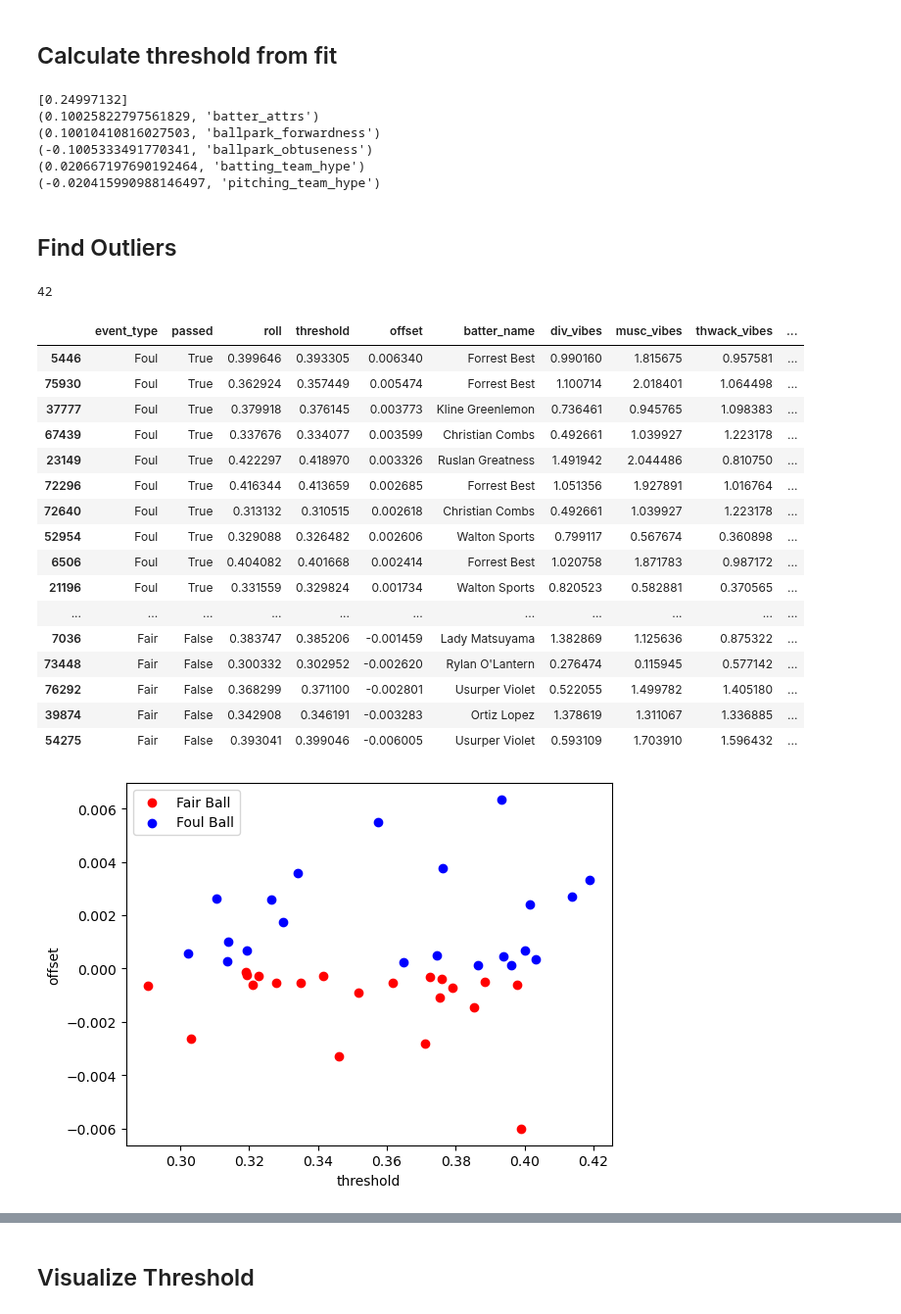
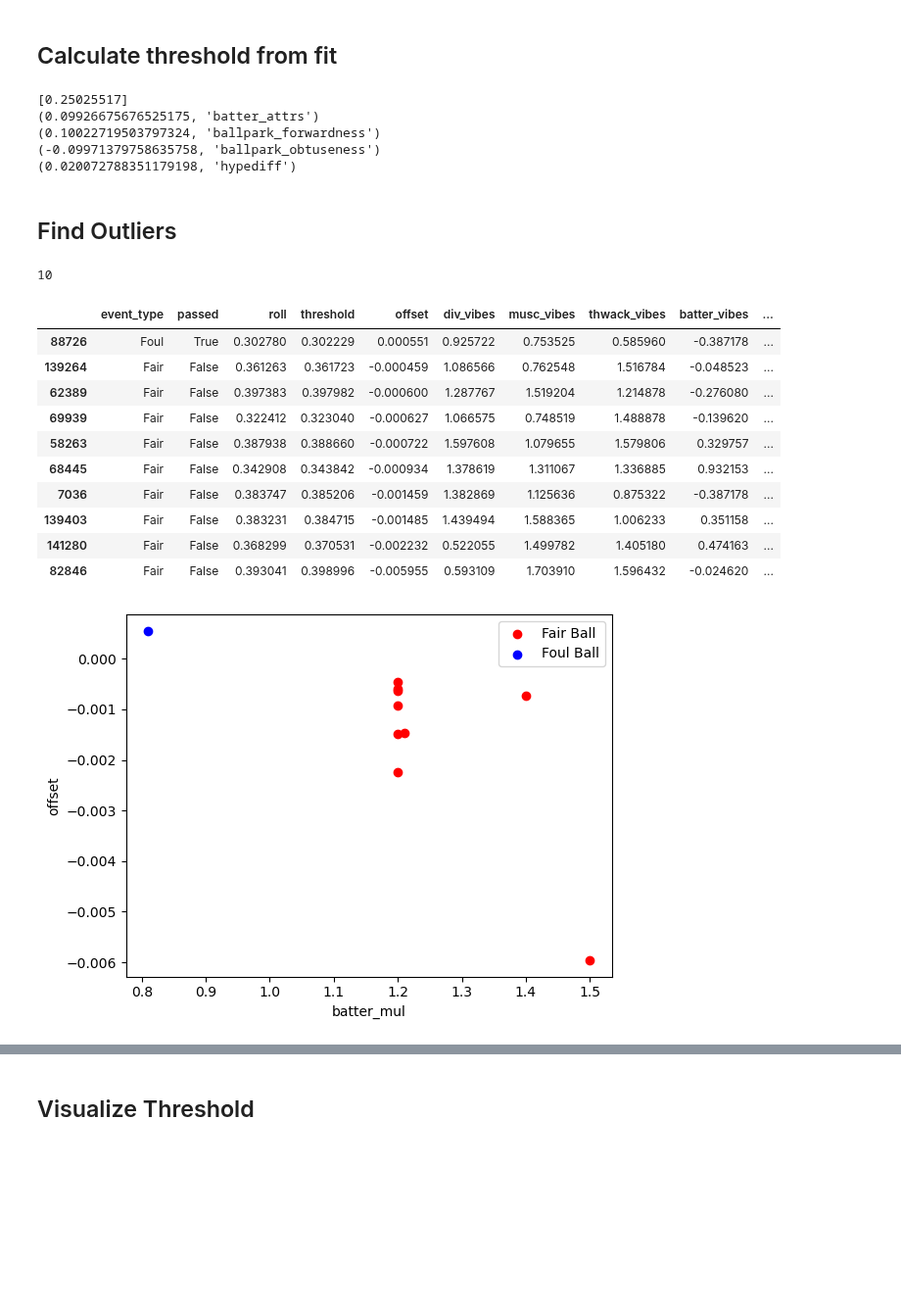
Before and after one commit to xSke/resim, a Jupyter notebook: notebooks/find_roll_formula_fouls.ipynb, the cells around one changed output, grey strips where cells are left out. Shown at 98% size. Cells and saved outputs as stored; diff of their text form; code cells hidden in the pictures; blank space fills up the shorter version.

Commit message:
s19 fouls update

```diff
--- a/notebooks/find_roll_formula_fouls.ipynb
+++ b/notebooks/find_roll_formula_fouls.ipynb
@@ -184,6 +184,11 @@ df["thwack_vibes"] = df["batter_thwackability_scaled"] * (1 + 0.2 * df["batter_v
 df["div_vibes"] = df["batter_divinity_scaled"] * (1 + 0.2 * df["batter_vibes"])
 
 df["batter_attrs"] = (df["musc_vibes"] + df["thwack_vibes"] + df["div_vibes"]) / 3
+
+df["batter_hype_vibes"] = df['batting_team_hype'] * (1 + 0.2 * df["batter_vibes"])
+df["pitcher_hype_vibes"] = df['pitching_team_hype'] * (1 + 0.2 * df["batter_vibes"])
+
+df["hypediff"] = (df['batting_team_hype'] - df['pitching_team_hype']) * (1 + 0.2 * df["batter_vibes"])
 # put in our "best fit" up here in the original df, just because
 
 df["threshold_best"] = (0.25
@@ -225,24 +233,26 @@ digest_list = [
     "threshold",
     "offset",
     # "threshold_best",
-    "batter_name",
     # "pitcher_name",
     "div_vibes",
     "musc_vibes",
     "thwack_vibes",
+    "batter_vibes",
+    "batter_mul",
     "ballpark_forwardness",
     "ballpark_obtuseness",
-    "game_id",
-    "play_count",
-    "batter_mul",
+    "hypediff",
     # "pitcher_mul",
+    "batter_name",
     "batter_mods",
     "batting_team_mods",
     # "pitcher_mods",
     # "pitching_team_mods",
+    # "batting_team_hype",
+    # "pitching_team_hype",
+    "game_id",
+    "play_count",
     "weather",
-    "batting_team_hype",
-    "pitching_team_hype",
 ]
 # %% [markdown]
 ### Preliminary plot
@@ -287,8 +297,12 @@ X = dfc[["passed",
          "batter_attrs",
          "ballpark_forwardness",
          "ballpark_obtuseness",
-         "batting_team_hype",
-         "pitching_team_hype"]].copy()
+         # "batting_team_hype",
+         # "pitching_team_hype",
+         # "batter_hype_vibes",
+         # "pitcher_hype_vibes",
+         "hypediff",
+        ]].copy()
 
 # X = X[X["roll"] < 0.85]
 y = X["passed"].astype("bool")
@@ -357,63 +370,56 @@ dfc["threshold"] = (0.250
                     + 0.10 * df['ballpark_forwardness']
                     - 0.10 * df['ballpark_obtuseness']
                     + 0.10 * (df["musc_vibes"] + df["thwack_vibes"] + df["div_vibes"]) / 3
-                    - 0.02 * df['pitching_team_hype']
-                    + 0.02 * df['batting_team_hype']
+                    + 0.02 * df["hypediff"]
                     )
 # %% [output]
-[0.24997132]
-(0.10025822797561829, 'batter_attrs')
-(0.10010410816027503, 'ballpark_forwardness')
-(-0.1005333491770341, 'ballpark_obtuseness')
-(0.020667197690192464, 'batting_team_hype')
-(-0.020415990988146497, 'pitching_team_hype')
+[0.25025517]
+(0.09926675676525175, 'batter_attrs')
+(0.10022719503797324, 'ballpark_forwardness')
+(-0.09971379758635758, 'ballpark_obtuseness')
+(0.020072788351179198, 'hypediff')
 # %% [markdown]
 ## Find Outliers
 # %%
 dfc["offset"] = dfc["roll"] - dfc["threshold"]
 outliers = dfc[(dfc["passed"] & (dfc["offset"] >= 0)) | (~dfc["passed"] & (dfc["offset"] <= 0))]
-
+# outliers = outliers[outliers["season"] < 18]
 fig, ax = plt.subplots(1)
 x_val = "threshold"
+x_val = "batter_mul"
 ax.scatter(
     outliers[~(outliers["passed"].astype("bool"))][x_val],
     outliers[~(outliers["passed"].astype("bool"))]["offset"],
     color="red",
     label="Fair Ball",
 )
 ax.scatter(
     outliers[outliers["passed"]][x_val],
     outliers[outliers["passed"]]["offset"],
     color="blue",
     label="Foul Ball",
 )
 ax.set_xlabel(x_val)
 ax.set_ylabel("offset")
 ax.legend()
 
 table = outliers
 print(len(outliers))
-table[[*digest_list, "day"]].sort_values("offset", ascending=False)
+table[[*digest_list, "season"]].sort_values("offset", ascending=False)
 # %% [output]
-42
+10
-|  | event_type | passed | roll | threshold | offset | batter_name | div_vibes | musc_vibes | thwack_vibes | ... |
-| 5446 | Foul | True | 0.399646 | 0.393305 | 0.006340 | Forrest Best | 0.990160 | 1.815675 | 0.957581 | ... |
-| 75930 | Foul | True | 0.362924 | 0.357449 | 0.005474 | Forrest Best | 1.100714 | 2.018401 | 1.064498 | ... |
-| 37777 | Foul | True | 0.379918 | 0.376145 | 0.003773 | Kline Greenlemon | 0.736461 | 0.945765 | 1.098383 | ... |
-| 67439 | Foul | True | 0.337676 | 0.334077 | 0.003599 | Christian Combs | 0.492661 | 1.039927 | 1.223178 | ... |
-| 23149 | Foul | True | 0.422297 | 0.418970 | 0.003326 | Ruslan Greatness | 1.491942 | 2.044486 | 0.810750 | ... |
-| 72296 | Foul | True | 0.416344 | 0.413659 | 0.002685 | Forrest Best | 1.051356 | 1.927891 | 1.016764 | ... |
-| 72640 | Foul | True | 0.313132 | 0.310515 | 0.002618 | Christian Combs | 0.492661 | 1.039927 | 1.223178 | ... |
-| 52954 | Foul | True | 0.329088 | 0.326482 | 0.002606 | Walton Sports | 0.799117 | 0.567674 | 0.360898 | ... |
-| 6506 | Foul | True | 0.404082 | 0.401668 | 0.002414 | Forrest Best | 1.020758 | 1.871783 | 0.987172 | ... |
-| 21196 | Foul | True | 0.331559 | 0.329824 | 0.001734 | Walton Sports | 0.820523 | 0.582881 | 0.370565 | ... |
-| ... | ... | ... | ... | ... | ... | ... | ... | ... | ... | ... |
-| 7036 | Fair | False | 0.383747 | 0.385206 | -0.001459 | Lady Matsuyama | 1.382869 | 1.125636 | 0.875322 | ... |
-| 73448 | Fair | False | 0.300332 | 0.302952 | -0.002620 | Rylan O'Lantern | 0.276474 | 0.115945 | 0.577142 | ... |
-| 76292 | Fair | False | 0.368299 | 0.371100 | -0.002801 | Usurper Violet | 0.522055 | 1.499782 | 1.405180 | ... |
-| 39874 | Fair | False | 0.342908 | 0.346191 | -0.003283 | Ortiz Lopez | 1.378619 | 1.311067 | 1.336885 | ... |
-| 54275 | Fair | False | 0.393041 | 0.399046 | -0.006005 | Usurper Violet | 0.593109 | 1.703910 | 1.596432 | ... |
+|  | event_type | passed | roll | threshold | offset | div_vibes | musc_vibes | thwack_vibes | batter_vibes | ... |
+| 88726 | Foul | True | 0.302780 | 0.302229 | 0.000551 | 0.925722 | 0.753525 | 0.585960 | -0.387178 | ... |
+| 139264 | Fair | False | 0.361263 | 0.361723 | -0.000459 | 1.086566 | 0.762548 | 1.516784 | -0.048523 | ... |
+| 62389 | Fair | False | 0.397383 | 0.397982 | -0.000600 | 1.287767 | 1.519204 | 1.214878 | -0.276080 | ... |
+| 69939 | Fair | False | 0.322412 | 0.323040 | -0.000627 | 1.066575 | 0.748519 | 1.488878 | -0.139620 | ... |
+| 58263 | Fair | False | 0.387938 | 0.388660 | -0.000722 | 1.597608 | 1.079655 | 1.579806 | 0.329757 | ... |
+| 68445 | Fair | False | 0.342908 | 0.343842 | -0.000934 | 1.378619 | 1.311067 | 1.336885 | 0.932153 | ... |
+| 7036 | Fair | False | 0.383747 | 0.385206 | -0.001459 | 1.382869 | 1.125636 | 0.875322 | -0.387178 | ... |
+| 139403 | Fair | False | 0.383231 | 0.384715 | -0.001485 | 1.439494 | 1.588365 | 1.006233 | 0.351158 | ... |
+| 141280 | Fair | False | 0.368299 | 0.370531 | -0.002232 | 0.522055 | 1.499782 | 1.405180 | 0.474163 | ... |
+| 82846 | Fair | False | 0.393041 | 0.398996 | -0.005955 | 0.593109 | 1.703910 | 1.596432 | -0.024620 | ... |
-[figure, old version]
+[figure, new version]
 # %%
 testgame = 'c9c59adb-4f45-4c89-9d75-f19d95701e7e'
 # testdf = dfc[(dfc['game_id'] == testgame) & (dfc['batter_name'] == "Conner Haley")]
```
Also changed, not shown: parts of 10 cells of this notebook.
